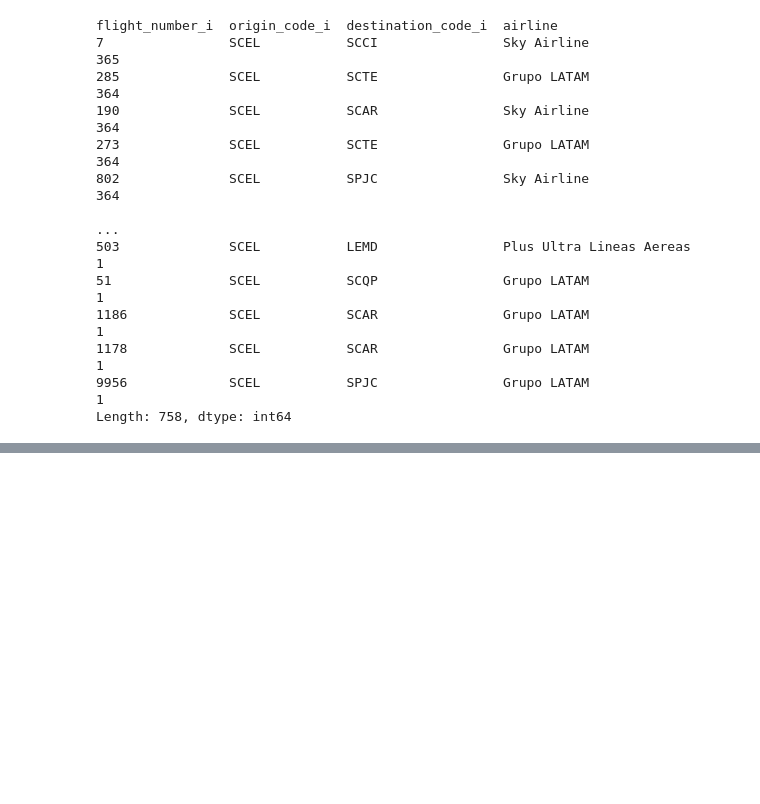
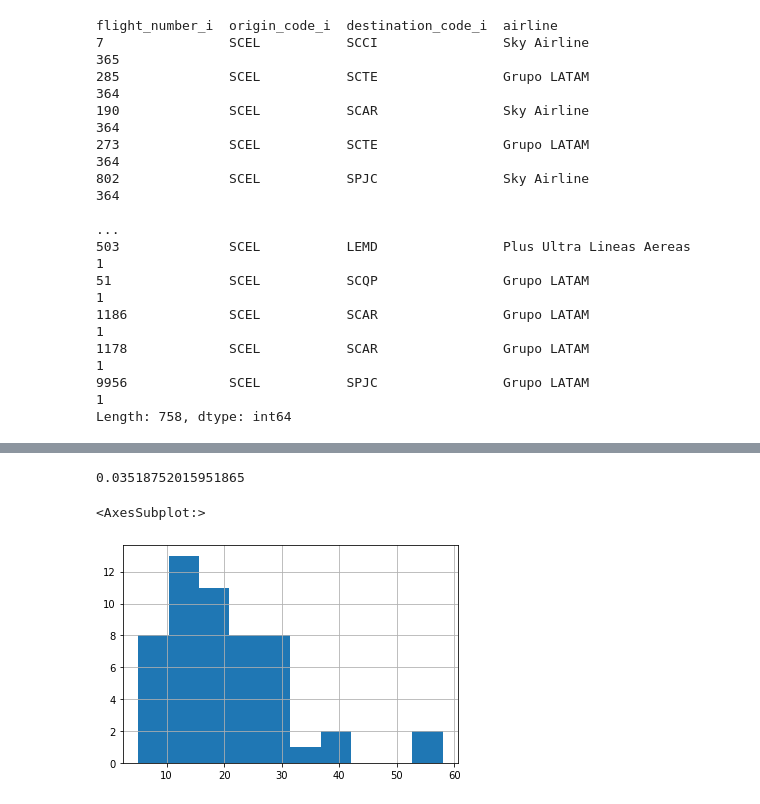
Before and after one commit to araujo-hilquias/ds_challenge, a Jupyter notebook: solution.ipynb, the cells around one changed output, grey strips where cells are left out. Cells and saved outputs as stored; diff of their text form; code cells hidden in the pictures; blank space fills up the shorter version.

Commit message:
Data exploration

```diff
--- a/solution.ipynb
+++ b/solution.ipynb
@@ -144,0 +276,8 @@ Length: 758, dtype: int64
+# %%
+aux_df = pd.DataFrame(index=df['destination_code_i'].unique(), columns=['flight_number', 'delay_number', 'delay_rate'])
+aux_df['flight_number'] = df[['destination_code_i', 'atraso_15']].groupby('destination_code_i').count()
+aux_df['delay_number'] = df[['destination_code_i', 'atraso_15']].groupby('destination_code_i').sum()
+aux_df['delay_rate'] =  100 * (aux_df['delay_number'] / aux_df['flight_number'])
+aux_df = aux_df.sort_values(by='delay_rate', ascending=False)
+aux_df = aux_df.loc[aux_df['flight_number'] > 30, :]
+aux_df.head(10)
@@ -144,0 +310,9 @@ Length: 758, dtype: int64
+# %%
+100*(1 - aux_df['flight_number'].sum()/len(df))
+# %% [output]
+0.03518752015951865
+# %%
+aux_df['delay_rate'].hist()
+# %% [output]
+<AxesSubplot:>
+[figure, added]
```
Also changed, not shown: parts of 28 cells of this notebook.
